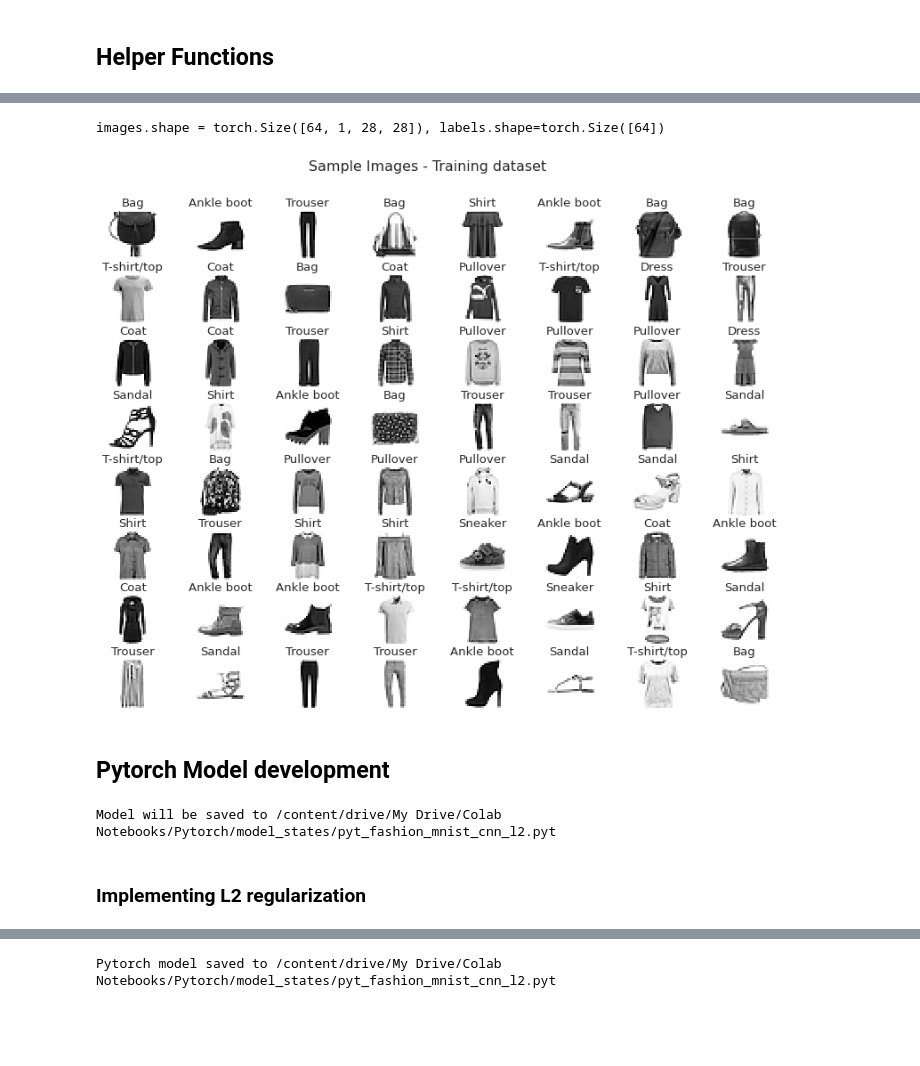
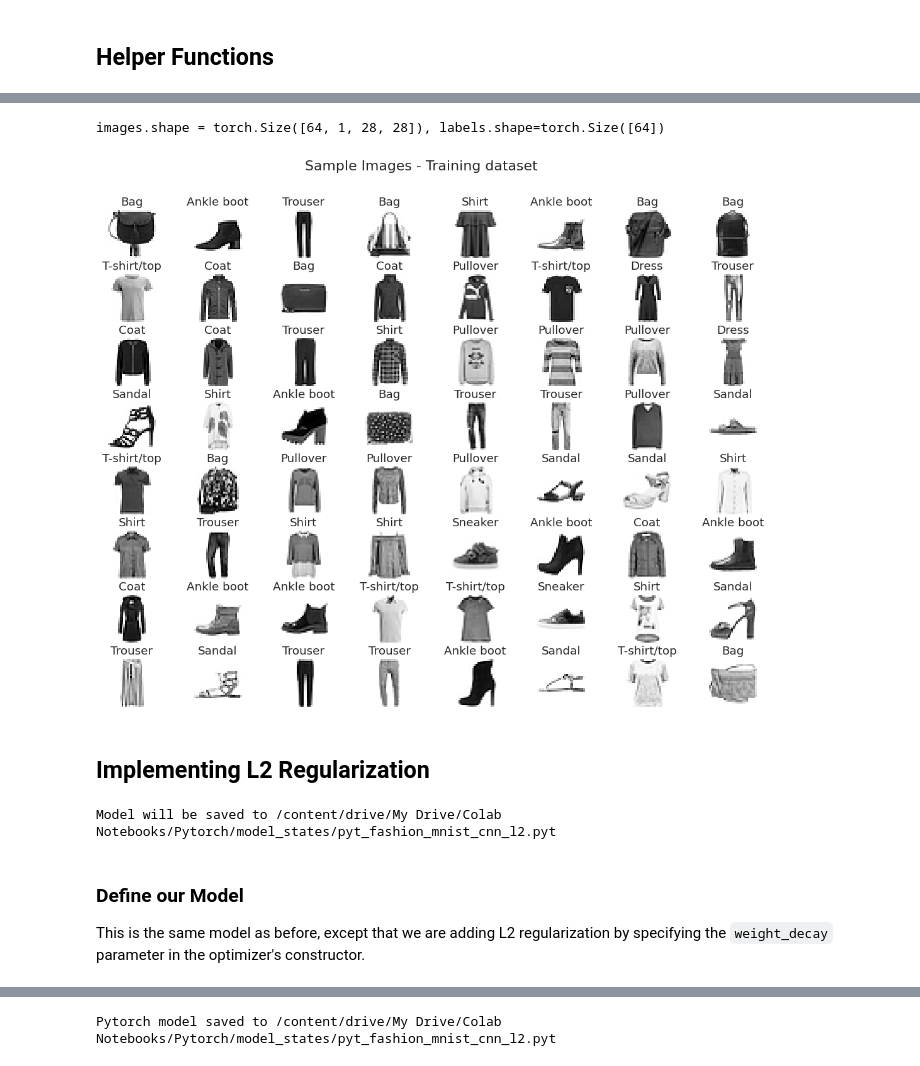
Before and after one commit to mjbhobe/dl-pytorch, a Jupyter notebook: pyt_fashion_mnist - Part2.ipynb, the cells around one changed output, grey strips where cells are left out. Drawn from its saved outputs; the diff is of its cells as text; code cells hidden in the pictures; blank space fills up the shorter version.

```diff
--- a/pyt_fashion_mnist - Part2.ipynb
+++ b/pyt_fashion_mnist - Part2.ipynb
@@ -66,7 +53,7 @@ import seaborn as sns
 
 # tweaks for libraries
 np.set_printoptions(precision=6, linewidth=1024, suppress=True)
-plt.style.use('seaborn')
+plt.style.use('seaborn-v0_8')
 sns.set(style='darkgrid', context='notebook', font_scale=1.2)
 
 # Pytorch imports
@@ -74,26 +61,14 @@ import torch
 print(f'Using Pytorch version {torch.__version__}. ' +
       f'GPU {"is available :)" if torch.cuda.is_available() else "is not available :("}')
 import torch.nn as nn
-import torch.nn.functional as F
 from torchvision import datasets, transforms
 from torch import optim
-from torchsummary import summary
+import torchsummary
+import torchmetrics
+
 # My helper functions for training/evaluating etc.
-import pytorch_toolkit as pytk
+import torch_training_toolkit as t3
 
-# to ensure that you get consistent results across runs & machines
-# @see: https://discuss.pytorch.org/t/reproducibility-over-different-machines/63047
-# SEED = 41
-# random.seed(SEED)
-# os.environ['PYTHONHASHSEED'] = str(SEED)
-# np.random.seed(SEED)
-# torch.manual_seed(SEED);
-
-# if torch.cuda.is_available():
-#     torch.cuda.manual_seed(SEED)
-#     torch.cuda.manual_seed_all(SEED)
-#     torch.backends.cudnn.deterministic = True
-#     torch.backends.cudnn.benchmark = False
-#     #torch.backends.cudnn.enabled = False
-pytk.seed_all(41)
+SEED = t3.seed_all(41)
+DEVICE = torch.device("cuda" if torch.cuda.is_available() else "cpu")
 # %% [output]
@@ -221,17 +180,17 @@ No of test records: 2000
 # %%
 # display a sample
 trainloader = torch.utils.data.DataLoader(test_dataset, batch_size=64, shuffle=True)
 data_iter = iter(trainloader)
-images, labels = data_iter.next()  # fetch first batch of 64 images & labels
+images, labels = next(data_iter)  # fetch first batch of 64 images & labels
 print(f'images.shape = {images.shape}, labels.shape={labels.shape}')
 #print(f'labels = {labels[:10]}')
 display_sample(images.cpu().numpy(), labels.cpu().numpy(), grid_shape=(8, 8),
                plot_title='Sample Images - Training dataset')
 # %% [output]
 images.shape = torch.Size([64, 1, 28, 28]), labels.shape=torch.Size([64])
-[figure, old version]
+[figure, new version]
-# %% [markdown]
-## Pytorch Model development
+# %% [markdown]
+## Implementing L2 Regularization
 # %%
 # some globals
 IMAGE_HEIGHT, IMAGE_WIDTH, NUM_CHANNELS, NUM_CLASSES = 28, 28, 1, 10
@@ -240,6 +199,8 @@ PY_MODEL_SAVE_PATH_L2 = os.path.join(MODEL_SAVE_DIR, 'pyt_fashion_mnist_cnn_l2.p
 print(f"Model will be saved to {PY_MODEL_SAVE_PATH_L2}")
 # %% [output]
 Model will be saved to /content/drive/My Drive/Colab Notebooks/Pytorch/model_states/pyt_fashion_mnist_cnn_l2.pyt
-# %% [markdown]
-### Implementing L2 regularization
+# %% [markdown]
+### Define our Model
+
+This is the same model as before, except that we are adding L2 regularization by specifying the `weight_decay` parameter in the optimizer's constructor.
 # %%
```
Also changed, not shown: parts of 79 cells of this notebook, 8 other files.
